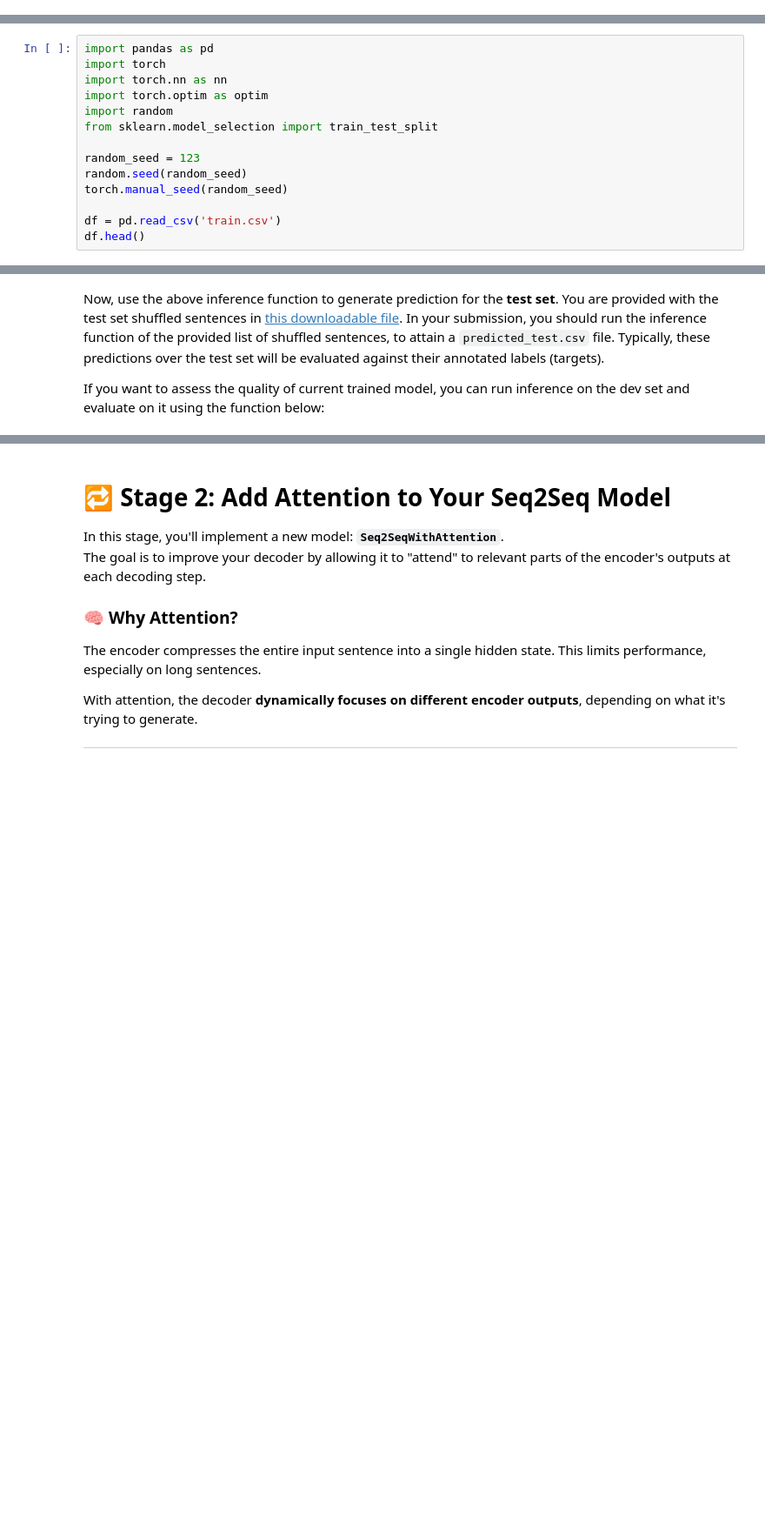
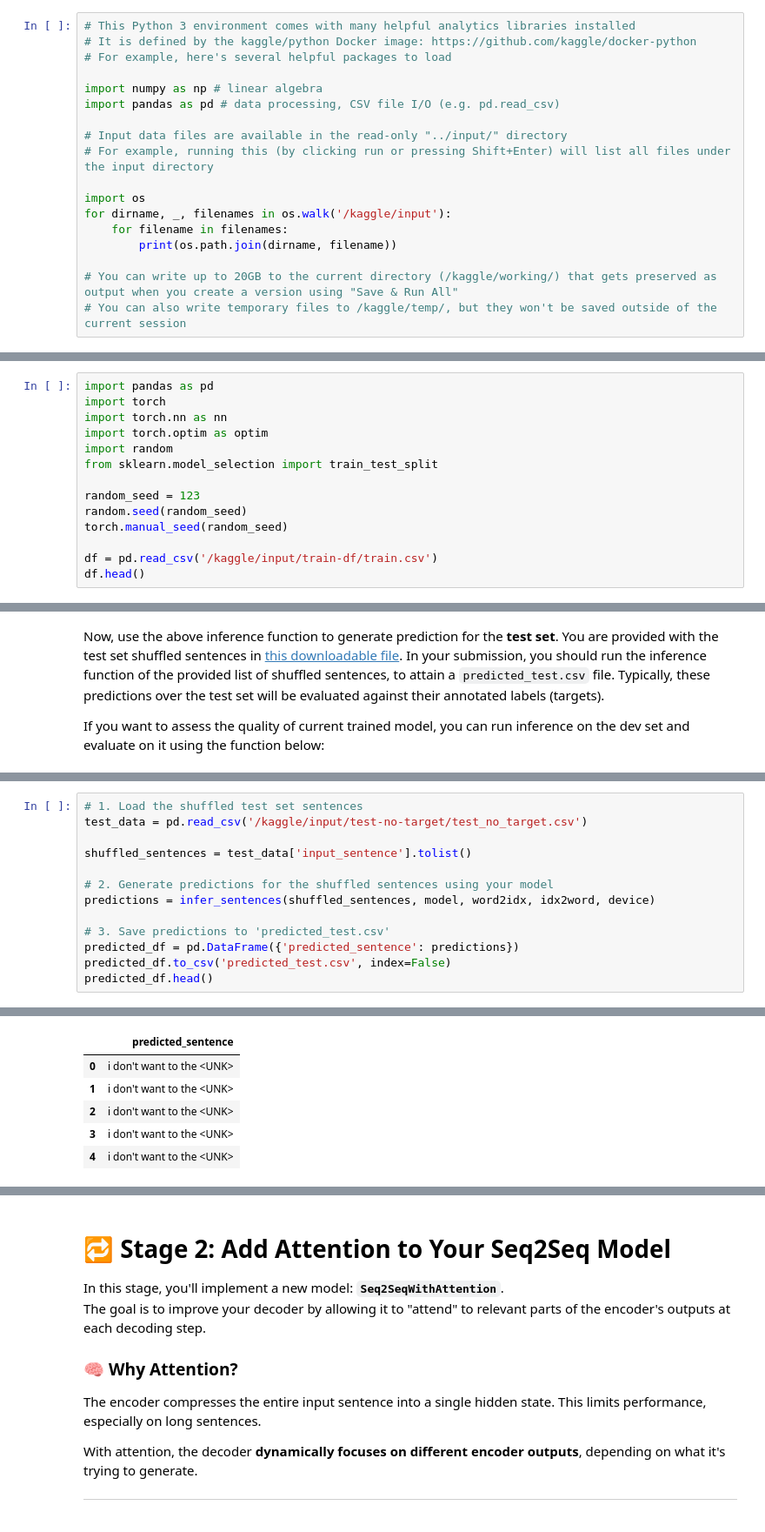
Before and after one commit to AviRahimov/Sequence-To-Sequence-model-w-o-Attention, a Jupyter notebook: Advanced_Models_For_Language_Understanding_Assignment1.ipynb, the cells around one changed output, grey strips where cells are left out. Shown at 87% size. Drawn from its saved outputs; the diff is of its cells as text; blank space fills up the shorter version.

Commit message:
Implement the Seq2Seq model with attention, 6.37% accuracy on DEV
Notebook is provided with the CSV files for the test predictions

```diff
--- a/Advanced_Models_For_Language_Understanding_Assignment1.ipynb
+++ b/Advanced_Models_For_Language_Understanding_Assignment1.ipynb
@@ -2,0 +3,18 @@
+# %%
+# This Python 3 environment comes with many helpful analytics libraries installed
+# It is defined by the kaggle/python Docker image: https://github.com/kaggle/docker-python
+# For example, here's several helpful packages to load
+
+import numpy as np # linear algebra
+import pandas as pd # data processing, CSV file I/O (e.g. pd.read_csv)
+
+# Input data files are available in the read-only "../input/" directory
+# For example, running this (by clicking run or pressing Shift+Enter) will list all files under the input directory
+
+import os
+for dirname, _, filenames in os.walk('/kaggle/input'):
+    for filename in filenames:
+        print(os.path.join(dirname, filename))
+
+# You can write up to 20GB to the current directory (/kaggle/working/) that gets preserved as output when you create a version using "Save & Run All"
+# You can also write temporary files to /kaggle/temp/, but they won't be saved outside of the current session
@@ -93,7 +114,7 @@ random_seed = 123
 random.seed(random_seed)
 torch.manual_seed(random_seed)
 
-df = pd.read_csv('train.csv')
+df = pd.read_csv('/kaggle/input/train-df/train.csv')
 df.head()
 # %% [output]
 |  | Unnamed: 0 | input_sentence | target_sentence |
@@ -547,3 +627,17 @@ def evaluate_sentence_predictions(predictions, targets):
     accuracy = correct / total * 100
     print(f"Exact match accuracy: {accuracy:.2f}%")
     return accuracy
+# %%
+# 1. Load the shuffled test set sentences
+test_data = pd.read_csv('/kaggle/input/test-no-target/test_no_target.csv')
+
+shuffled_sentences = test_data['input_sentence'].tolist()
+
+# 2. Generate predictions for the shuffled sentences using your model
+predictions = infer_sentences(shuffled_sentences, model, word2idx, idx2word, device)
+
+# 3. Save predictions to 'predicted_test.csv'
+predicted_df = pd.DataFrame({'predicted_sentence': predictions})
+predicted_df.to_csv('predicted_test.csv', index=False)
+predicted_df.head()
+# %% [output]
@@ -549,0 +661,6 @@ def evaluate_sentence_predictions(predictions, targets):
+|  | predicted_sentence |
+| 0 | i don't want to the <UNK> |
+| 1 | i don't want to the <UNK> |
+| 2 | i don't want to the <UNK> |
+| 3 | i don't want to the <UNK> |
+| 4 | i don't want to the <UNK> |
```
Also changed, not shown: parts of 22 cells of this notebook, 1 other file.
